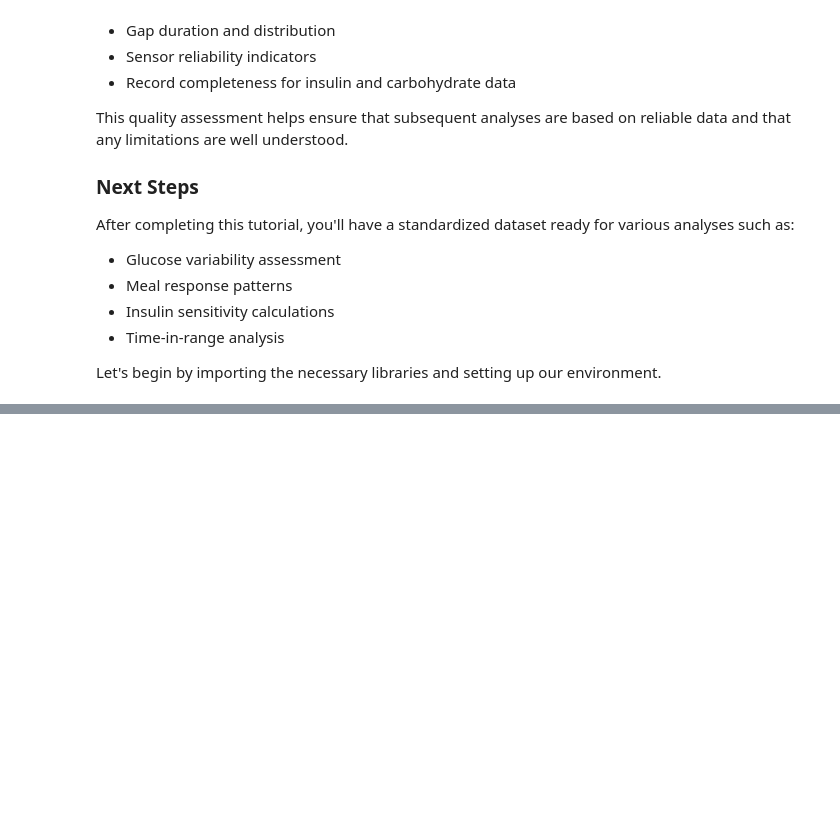
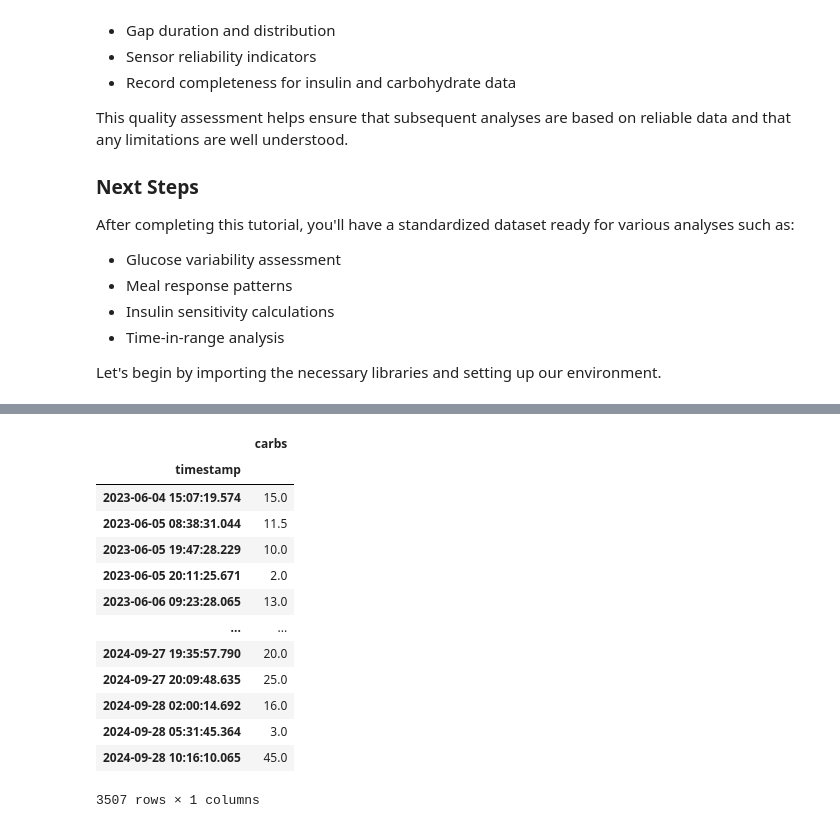
Before and after one commit to Warren8824/cgm-data-processor, a Jupyter notebook: notebooks/examples/load_and_export_data.ipynb, the cells around one changed output, grey strips where cells are left out. Cells and saved outputs as stored; diff of their text form; code cells hidden in the pictures; blank space fills up the shorter version.

```diff
--- a/notebooks/examples/load_and_export_data.ipynb
+++ b/notebooks/examples/load_and_export_data.ipynb
@@ -79,0 +243,17 @@ from src.visualisation.gap_dashboard import create_gap_dashboard
+# %%
+carb_df
+# %% [output]
+|  | carbs |
+| timestamp |  |
+| 2023-06-04 15:07:19.574 | 15.0 |
+| 2023-06-05 08:38:31.044 | 11.5 |
+| 2023-06-05 19:47:28.229 | 10.0 |
+| 2023-06-05 20:11:25.671 | 2.0 |
+| 2023-06-06 09:23:28.065 | 13.0 |
+| ... | ... |
+| 2024-09-27 19:35:57.790 | 20.0 |
+| 2024-09-27 20:09:48.635 | 25.0 |
+| 2024-09-28 02:00:14.692 | 16.0 |
+| 2024-09-28 05:31:45.364 | 3.0 |
+| 2024-09-28 10:16:10.065 | 45.0 |
+3507 rows × 1 columns
```
Also changed, not shown: parts of 16 cells of this notebook, 2 other files.
